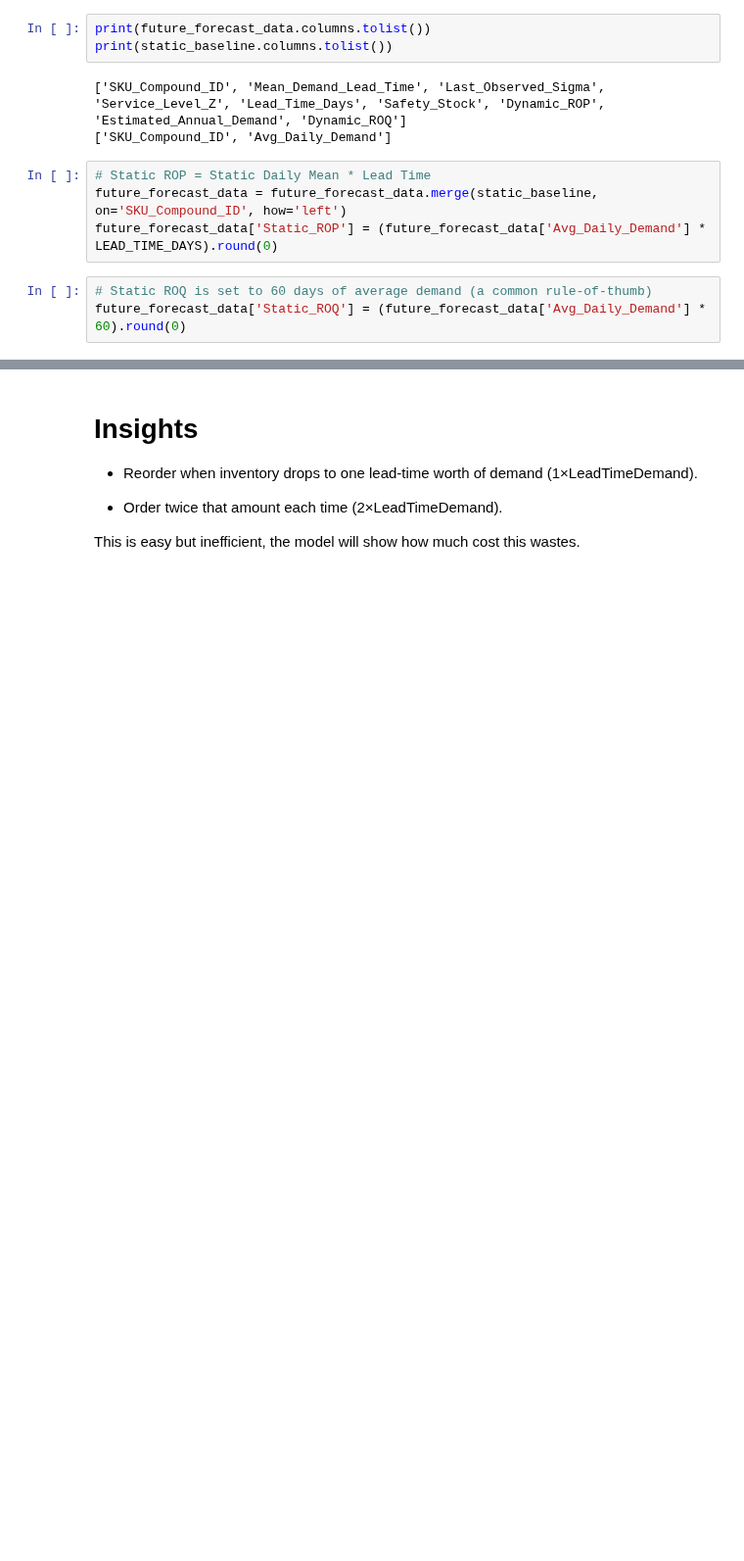
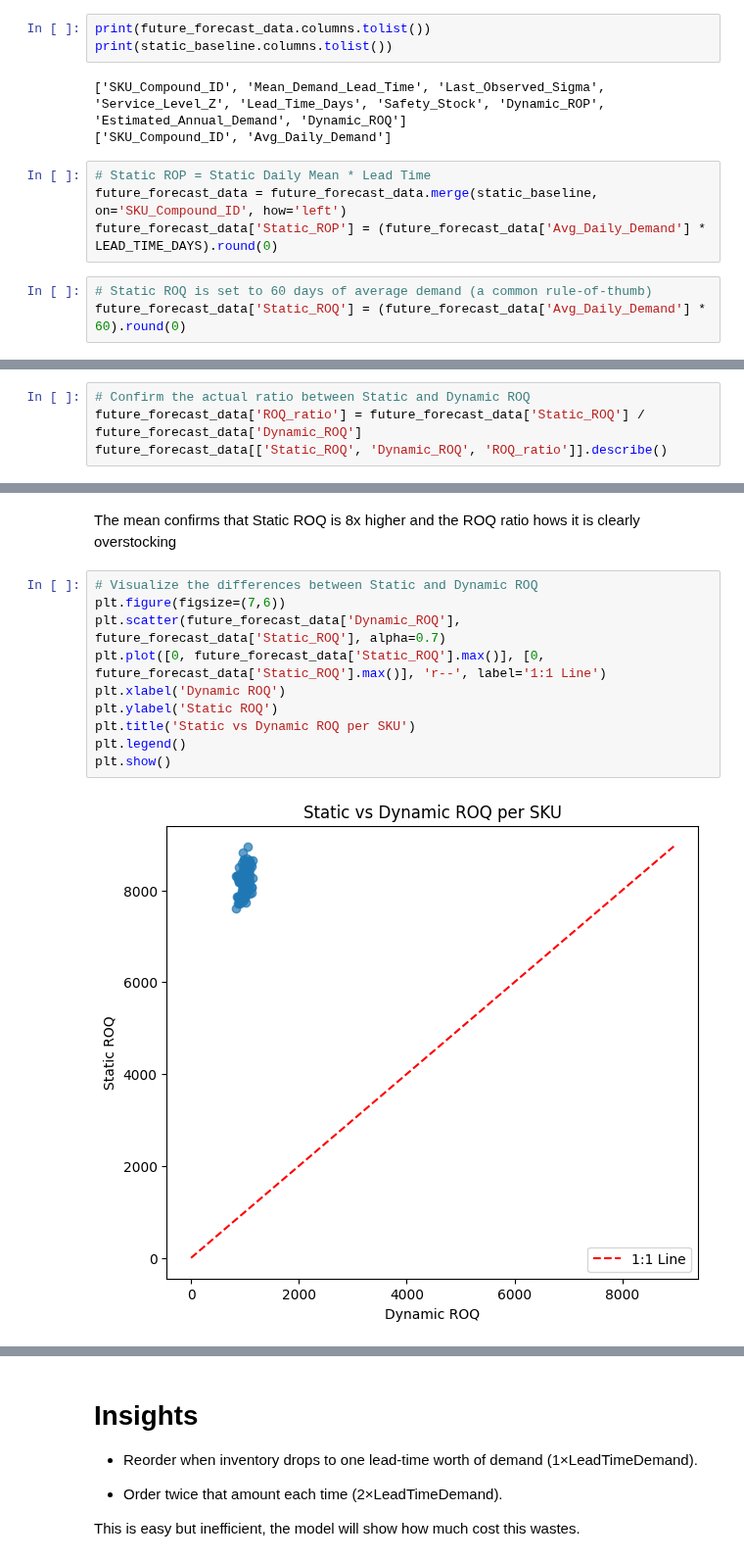
Before and after one commit to Brendatracy-miriti/Inventory_reorder_system, a Jupyter notebook: Notebook/inventory_reorder_system.ipynb, the cells around one changed output, grey strips where cells are left out. Shown at 98% size. Drawn from its saved outputs; the diff is of its cells as text; blank space fills up the shorter version.

```diff
--- a/Notebook/inventory_reorder_system.ipynb
+++ b/Notebook/inventory_reorder_system.ipynb
@@ -308,0 +354,4 @@ future_forecast_data['Static_ROQ'] = (future_forecast_data['Avg_Daily_Demand'] *
+# %%
+# Confirm the actual ratio between Static and Dynamic ROQ
+future_forecast_data['ROQ_ratio'] = future_forecast_data['Static_ROQ'] / future_forecast_data['Dynamic_ROQ']
+future_forecast_data[['Static_ROQ', 'Dynamic_ROQ', 'ROQ_ratio']].describe()
@@ -308,0 +368,14 @@ future_forecast_data['Static_ROQ'] = (future_forecast_data['Avg_Daily_Demand'] *
+# %% [markdown]
+The mean confirms that Static ROQ is 8x higher and the ROQ ratio hows  it is clearly overstocking
+# %%
+# Visualize the differences between Static and Dynamic ROQ
+plt.figure(figsize=(7,6))
+plt.scatter(future_forecast_data['Dynamic_ROQ'], future_forecast_data['Static_ROQ'], alpha=0.7)
+plt.plot([0, future_forecast_data['Static_ROQ'].max()], [0, future_forecast_data['Static_ROQ'].max()], 'r--', label='1:1 Line')
+plt.xlabel('Dynamic ROQ')
+plt.ylabel('Static ROQ')
+plt.title('Static vs Dynamic ROQ per SKU')
+plt.legend()
+plt.show()
+# %% [output]
+[figure, added]
```
Also changed, not shown: parts of 7 cells of this notebook.
